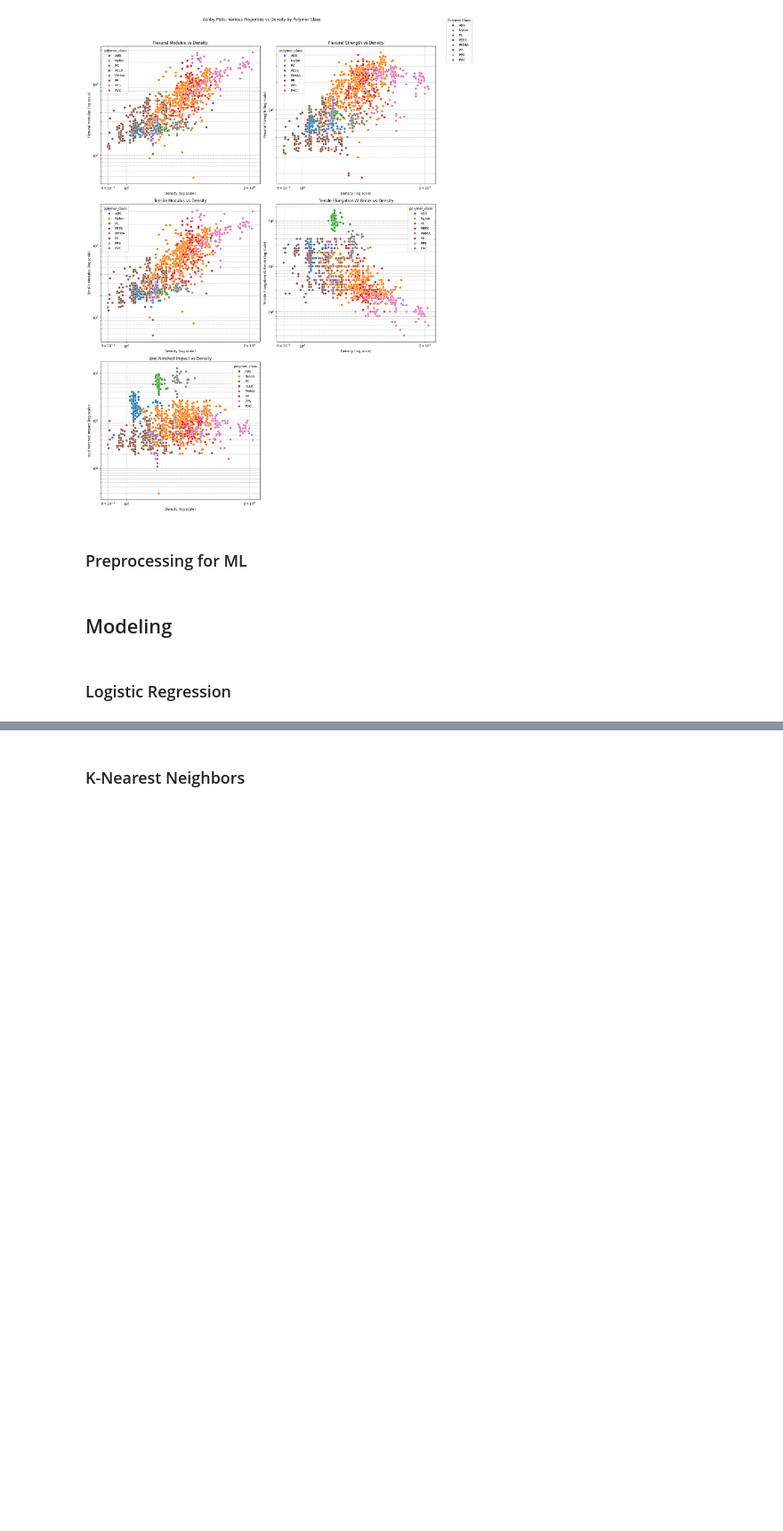
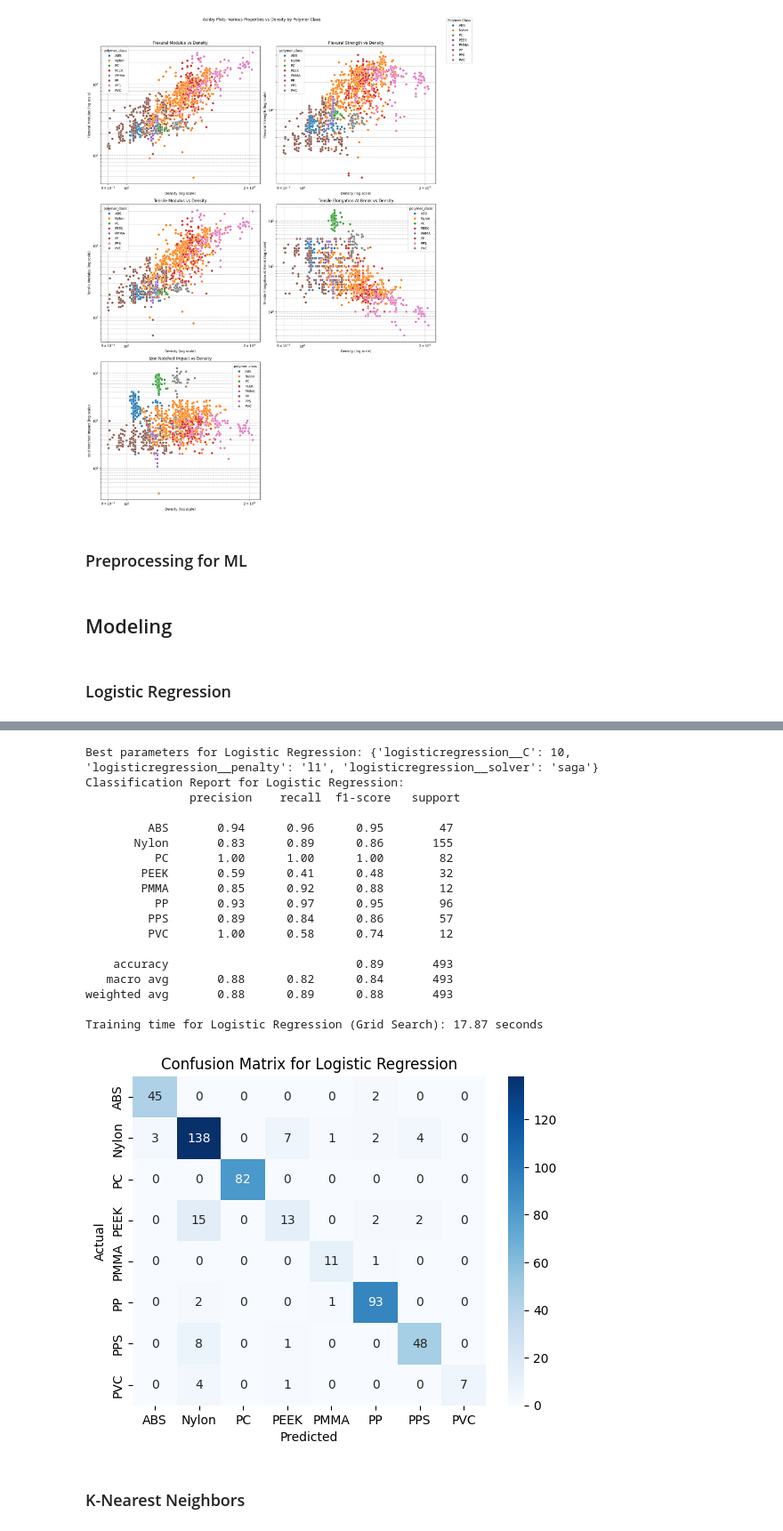
Before and after one commit to mike-keating-iv/ml-polymer-classification, a Jupyter notebook: polymers_classifier.ipynb, the cells around one changed output, grey strips where cells are left out. Shown at 89% size. Cells and saved outputs as stored; diff of their text form; code cells hidden in the pictures; blank space fills up the shorter version.

```diff
--- a/polymers_classifier.ipynb
+++ b/polymers_classifier.ipynb
@@ -541,3 +543,37 @@ weighted avg       0.88      0.89      0.88       493
 [figure]
+# %%
+print("Best parameters for Logistic Regression:", grid_search_logreg.best_params_)
+print("Classification Report for Logistic Regression:\n", classification_report(y_test, y_pred_logreg, target_names=label_encoder.classes_))
+print(f"Training time for Logistic Regression (Grid Search): {train_time_logreg_gs:.2f} seconds")
+
+
+# Visualize the results with seaborn
+cm_logreg = confusion_matrix(y_test, y_pred_logreg)
+plt.figure()
+sns.heatmap(cm_logreg, annot=True, fmt="d", cmap="Blues", xticklabels=label_encoder.classes_, yticklabels=label_encoder.classes_)
+plt.title("Confusion Matrix for Logistic Regression")
+plt.xlabel("Predicted")
+plt.ylabel("Actual")
+plt.show()
+# %% [output]
+Best parameters for Logistic Regression: {'logisticregression__C': 10, 'logisticregression__penalty': 'l1', 'logisticregression__solver': 'saga'}
+Classification Report for Logistic Regression:
+               precision    recall  f1-score   support
+
+         ABS       0.94      0.96      0.95        47
+       Nylon       0.83      0.89      0.86       155
+          PC       1.00      1.00      1.00        82
+        PEEK       0.59      0.41      0.48        32
+        PMMA       0.85      0.92      0.88        12
+          PP       0.93      0.97      0.95        96
+         PPS       0.89      0.84      0.86        57
+         PVC       1.00      0.58      0.74        12
+
+    accuracy                           0.89       493
+   macro avg       0.88      0.82      0.84       493
+weighted avg       0.88      0.89      0.88       493
+
+Training time for Logistic Regression (Grid Search): 17.87 seconds
+[figure, added]
 # %% [markdown]
 ### K-Nearest Neighbors
```
Also changed, not shown: parts of 15 cells of this notebook.
